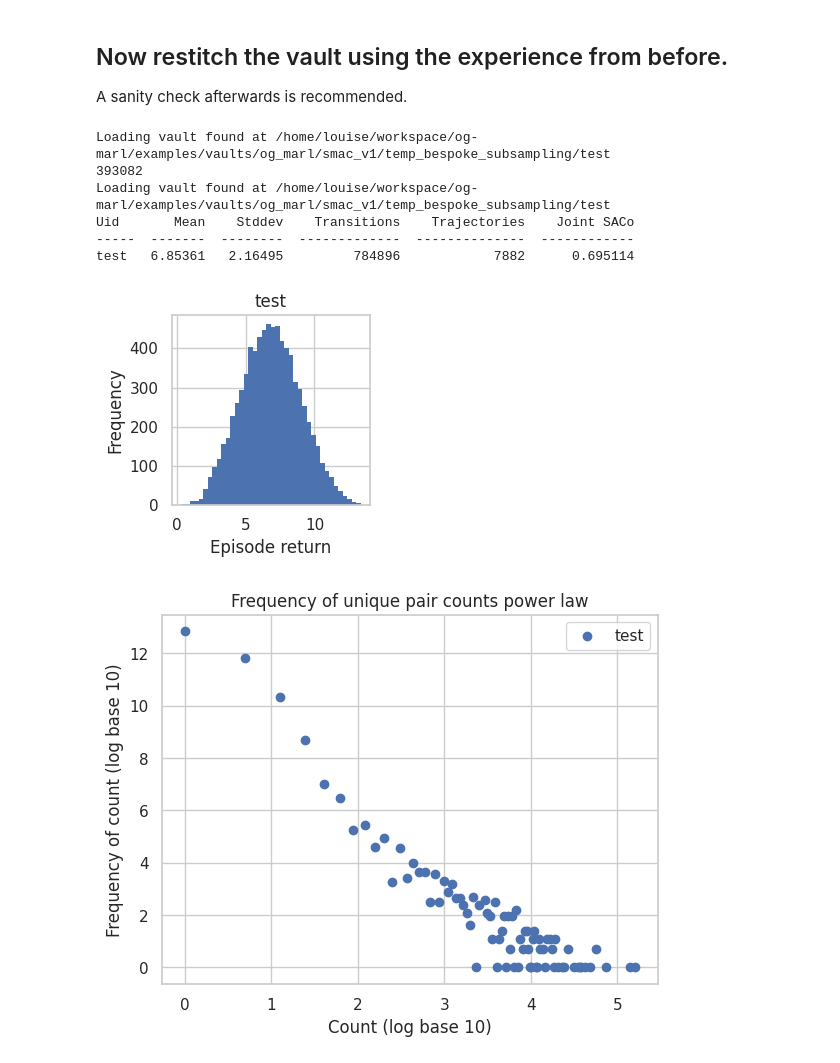
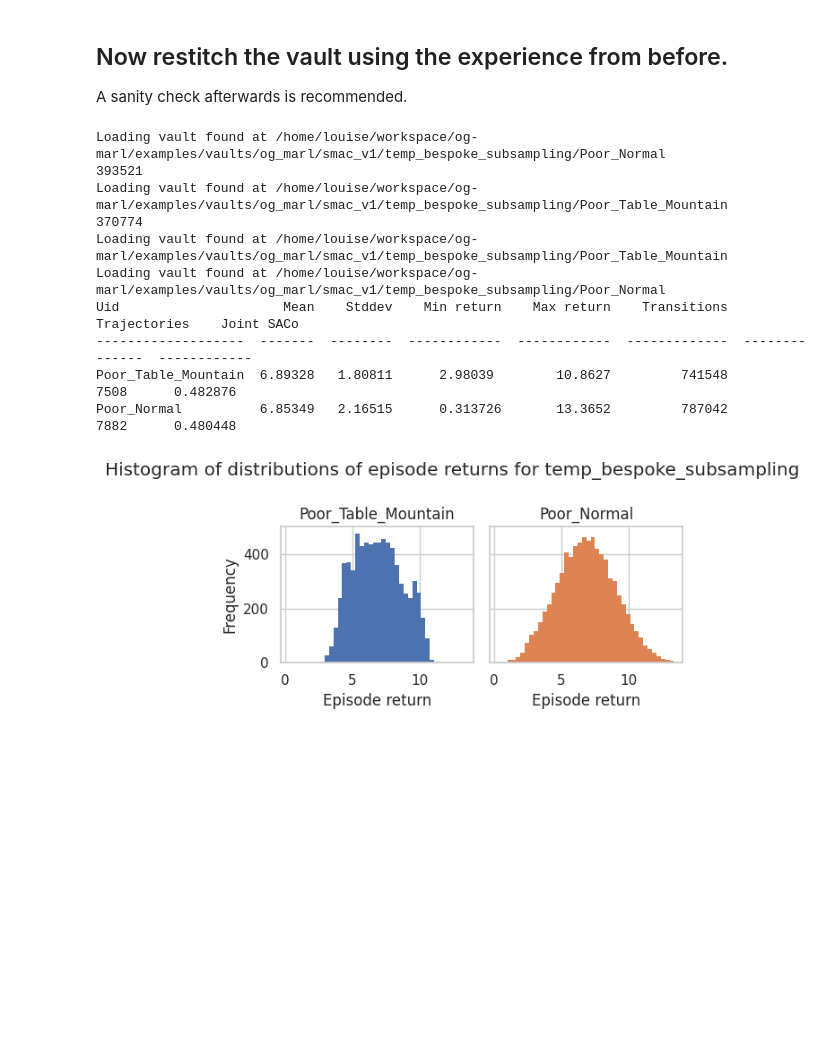
Before and after one commit to instadeepai/og-marl, a Jupyter notebook: examples/manual_dataset_subsampling_demo.ipynb, the cells around one changed output. Cells and saved outputs as stored; diff of their text form; code cells hidden in the pictures; blank space fills up the shorter version.

Commit message:
Tbl mtn distribution and check not save vault to same location within stitch_vault_from_sampled_episodes.

```diff
--- a/examples/manual_dataset_subsampling_demo.ipynb
+++ b/examples/manual_dataset_subsampling_demo.ipynb
@@ -99,0 +149,10 @@ def my_pdf(x_vals,x_shift,std_dev,volume):
+# %%
+# visualise original distribution
+plt.scatter(bar_labels,bar_heights,label='Original dataset distribution')
+tbl_mtn_pdf_vals = tbl_mtn_pdf(bar_labels,4,16,18)
+plt.scatter(bar_labels,tbl_mtn_pdf_vals,label='Target distribution')
+plt.legend()
+plt.ylabel("Episode frequency")
+plt.xlabel("Bin number")
+plt.savefig("pdf_under_dist.pdf",bbox_inches='tight',format='pdf')
+plt.show()
@@ -108,8 +172,25 @@ plt.show()
 # %% [markdown]
 Generally, you want the sampling pdf to lie below the actual pdf. We allow for oversampling (then episodes are repeated), but it will in essence just impact the bias towards the resampled episodes.
 # %%
-# from each bin, select indexes to slice the return_start_end info block
-target_sample_idxes = episode_idxes_sampled_from_pdf(norm_pdf_vals,bar_heights)
+target_pdfs = [norm_pdf_vals,tbl_mtn_pdf_vals]
 
-# do the selection according to the indices you just sampled
-target_return_start_end = sorted_return_start_end[np.array(target_sample_idxes).astype(int),:]
+target_infoblocks = []
+for pdf in target_pdfs:
+    # from each bin, select indexes to slice the return_start_end info block
+    target_sample_idxes = episode_idxes_sampled_from_pdf(pdf,bar_heights)
+
+    # do the selection according to the indices you just sampled
+    target_return_start_end = sorted_return_start_end[np.array(target_sample_idxes).astype(int),:]
+
+    # visualise the subsampled distribution
+    bar_labels_t, bar_heights_t, padded_heights_t, bin_edges_t, bin_numbers_t = bin_processed_data(target_return_start_end, n_bins=45)
+    bins_t = range(len(padded_heights_t))
+    plt.scatter(bins_t,padded_heights_t)
+    plt.show()
+
+    # further print the mean and stddev of episode returns of the subsampled distribution
+    print(np.mean(target_return_start_end[:,0]))
+    print(np.std(target_return_start_end[:,0]))
+    print(len(target_return_start_end))
+
+    target_infoblocks.append(target_return_start_end)
@@ -135,15 +213,21 @@ A sanity check afterwards is recommended.
 # %%
 dest_vault_name = 'temp_bespoke_subsampling'
 
-stitch_vault_from_sampled_episodes_(offline_data,target_return_start_end,dest_vault_name,rel_dir=vault_rel_dir,vault_uid='test')
+new_uids = ['Normal','Table_Mountain']
 
-returns = descriptive_summary(dest_vault_name,rel_dir=vault_rel_dir)
+for new_uid,infoblock in zip(new_uids,target_infoblocks):
+    stitch_vault_from_sampled_episodes_(offline_data,infoblock,dest_vault_name,rel_dir=vault_rel_dir,vault_uid=f'{vault_uid}_{new_uid}',n=1000000)
+
+returns = descriptive_summary(dest_vault_name,rel_dir=vault_rel_dir,save_hist=True)
 # %% [output]
-Loading vault found at /home/louise/workspace/og-marl/examples/vaults/og_marl/smac_v1/temp_bespoke_subsampling/test
-393082
-Loading vault found at /home/louise/workspace/og-marl/examples/vaults/og_marl/smac_v1/temp_bespoke_subsampling/test
-Uid       Mean    Stddev    Transitions    Trajectories    Joint SACo
------  -------  --------  -------------  --------------  ------------
-test   6.85361   2.16495         784896            7882      0.695114
+Loading vault found at /home/louise/workspace/og-marl/examples/vaults/og_marl/smac_v1/temp_bespoke_subsampling/Poor_Normal
+393521
+Loading vault found at /home/louise/workspace/og-marl/examples/vaults/og_marl/smac_v1/temp_bespoke_subsampling/Poor_Table_Mountain
+370774
+Loading vault found at /home/louise/workspace/og-marl/examples/vaults/og_marl/smac_v1/temp_bespoke_subsampling/Poor_Table_Mountain
+Loading vault found at /home/louise/workspace/og-marl/examples/vaults/og_marl/smac_v1/temp_bespoke_subsampling/Poor_Normal
+Uid                     Mean    Stddev    Min return    Max return    Transitions    Trajectories    Joint SACo
+-------------------  -------  --------  ------------  ------------  -------------  --------------  ------------
+Poor_Table_Mountain  6.89328   1.80811      2.98039        10.8627         741548            7508      0.482876
+Poor_Normal          6.85349   2.16515      0.313726       13.3652         787042            7882      0.480448
-[figure, old version]
+[figure, new version]
-[figure, removed]
```
Also changed, not shown: parts of 5 cells of this notebook, 1 other file.
